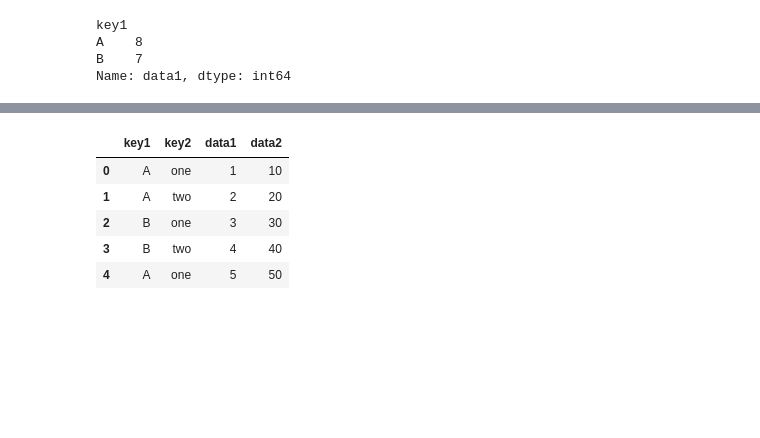
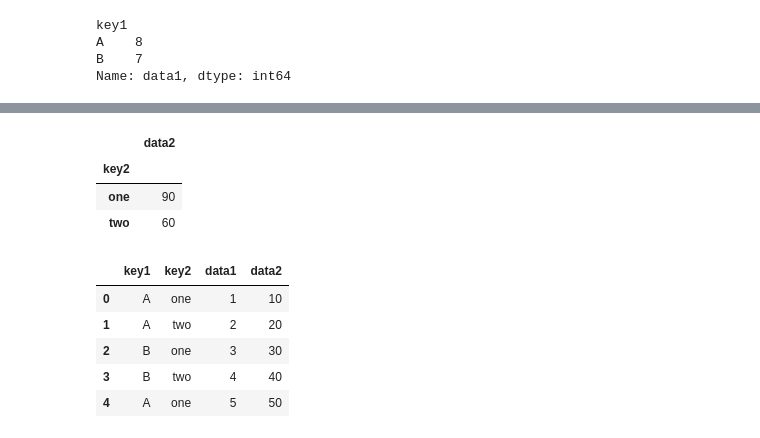
Before and after one commit to yamuzer/WASSUP3, a Jupyter notebook: 03_Data_Preprocessing/02_08_Pandas 피봇테이블과 그룹분석.ipynb, the cells around one changed output, grey strips where cells are left out. Cells and saved outputs as stored; diff of their text form; code cells hidden in the pictures; blank space fills up the shorter version.

```diff
--- a/03_Data_Preprocessing/02_08_Pandas 피봇테이블과 그룹분석.ipynb
+++ b/03_Data_Preprocessing/02_08_Pandas 피봇테이블과 그룹분석.ipynb
@@ -357,3 +392,11 @@ df2.groupby(df2.key1)[["data1"]].sum()
+# %%
+# 1) key2의 값을 기준으로 data2의 값을 분류하여 합계를 구한 결과를 시리즈가 아닌 데이터프레임으로 구한다
+df2.groupby(df2.key2)[["data2"]].sum()
+# %% [output]
+|  | data2 |
+| key2 |  |
+| one | 90 |
+| two | 60 |
 # %%
 df2
 # %% [output]
```
Also changed, not shown: parts of 26 cells of this notebook, 2 other files.
